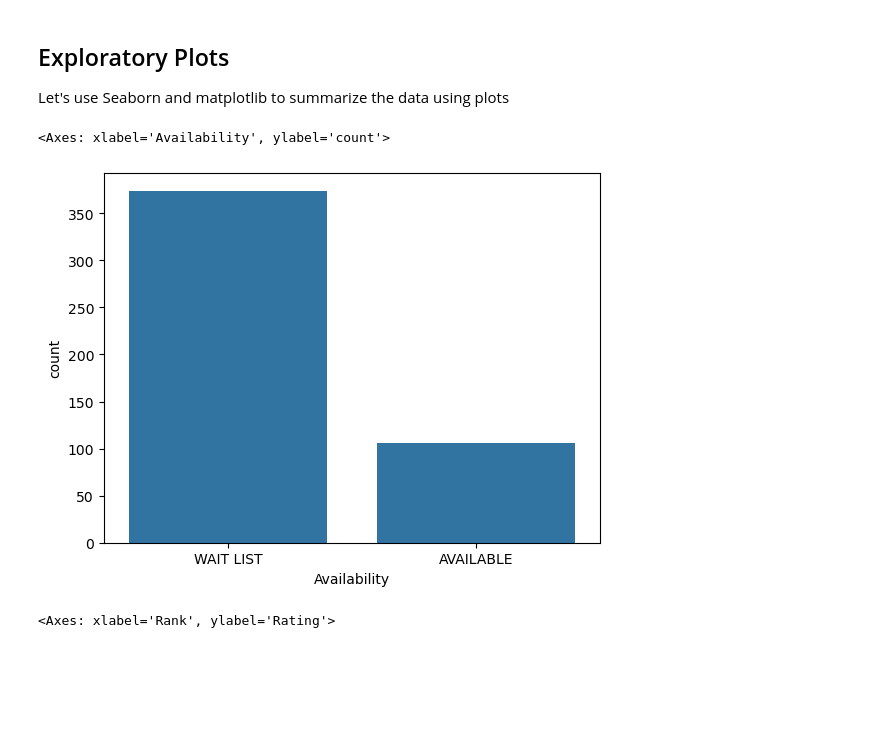
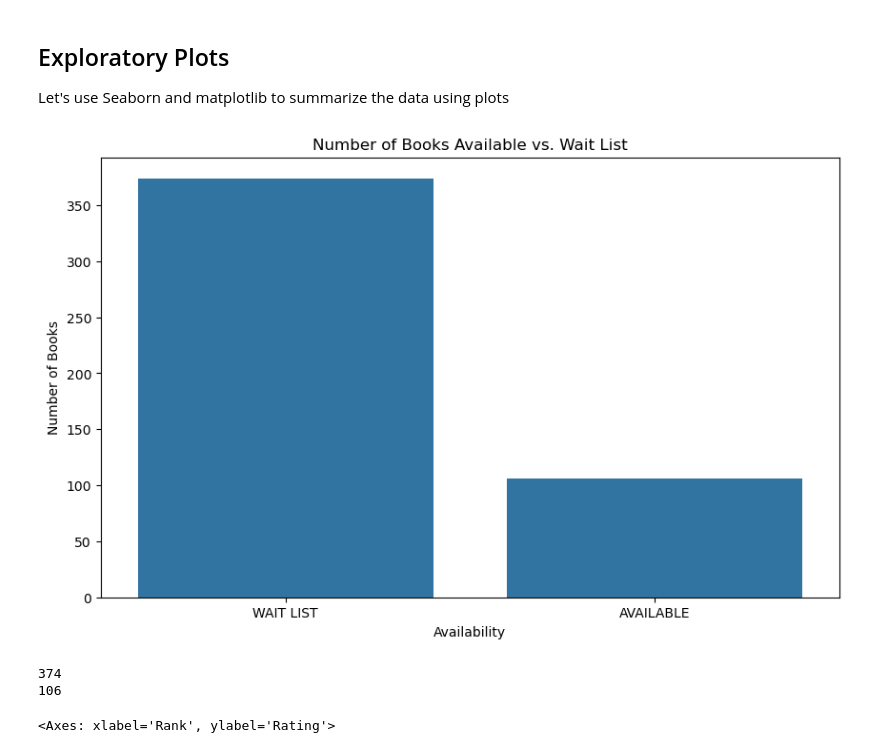
Before and after one commit to brinleyostler/AZ-top-books, a Jupyter notebook: best_books.ipynb, the cells around one changed output. Saved outputs shown, nothing was run; the diff lists cells and outputs as text; code cells hidden in the pictures; blank space fills up the shorter version.

```diff
--- a/best_books.ipynb
+++ b/best_books.ipynb
@@ -268,8 +278,10 @@ Let's now create a new column based on the 'Wait Time' column where we will conv
 # %%
 def wait_weeks(wait_time):
     if 'months' in wait_time:
-        months = int(re.sub(r' months', '', wait_time))
-        return months * 4  # Convert months to weeks
+        months_x = int(re.sub(r' months', '', wait_time))
+        months_y = months_x * 4.345
+        months = math.ceil(months_y)
+        return months # Convert months to weeks
     elif 'weeks' in wait_time:
         weeks = int(re.sub(r' weeks', '', wait_time))
         return weeks
@@ -291 +303,12 @@ top_books.head()
 | 4 | 5 | Iron Flame | Rebecca Yarros | 4.2 | EBOOK | 18.0 | WAIT LIST | 23 weeks | 23.0 |
+# %%
+# Return the types of all columns
+print(top_books.dtypes)
+
+top_books['Title'] = top_books['Title'].astype(str)
+top_books['Author'] = top_books['Author'].astype(str)
+top_books['Format'] = top_books['Format'].astype(str)
+top_books['Availability'] = top_books['Availability'].astype(str)
+top_books['Wait Time'] = top_books['Wait Time'].astype(str)
+
+print(top_books.dtypes)
@@ -302,10 +346,21 @@ Here we will calculate summary statistics & create plots that help explain and s
 Let's use Seaborn and matplotlib to summarize the data using plots
 # %%
 # Create a bar plot of books marked 'wait list' and books marked 'available'
+# Include a number of books on top of each bar
+plt.figure(figsize=(10, 6))
 sns.countplot(data=top_books, x='Availability')
+plt.title('Number of Books Available vs. Wait List')
+plt.xlabel('Availability')
+plt.ylabel('Number of Books')
+plt.show()
 # %% [output]
-<Axes: xlabel='Availability', ylabel='count'>
-[figure, old version]
+[figure, new version]
+# %%
+print(len(top_books[top_books['Availability'] == 'WAIT LIST']))
+print(len(top_books[top_books['Availability'] == 'AVAILABLE']))
+# %% [output]
+374
+106
 # %%
 # Create a scatter plot of the rank and the rating of the books
 # Layer a regression line on top of the scatter plot, remove SE bars
```
Also changed, not shown: parts of 6 cells of this notebook, 1 other file.
